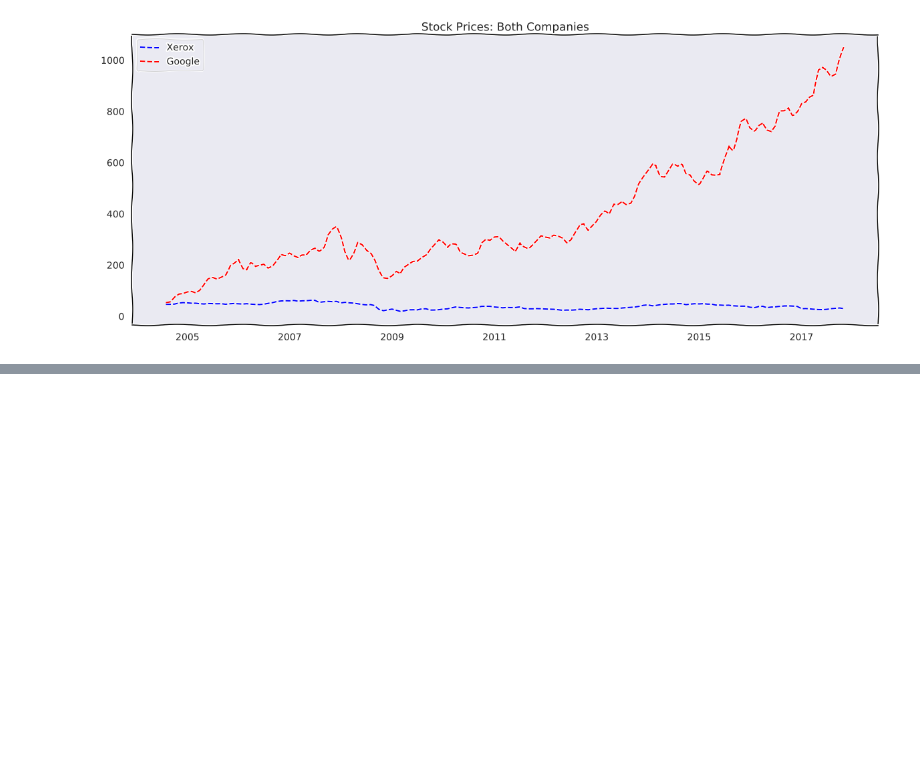
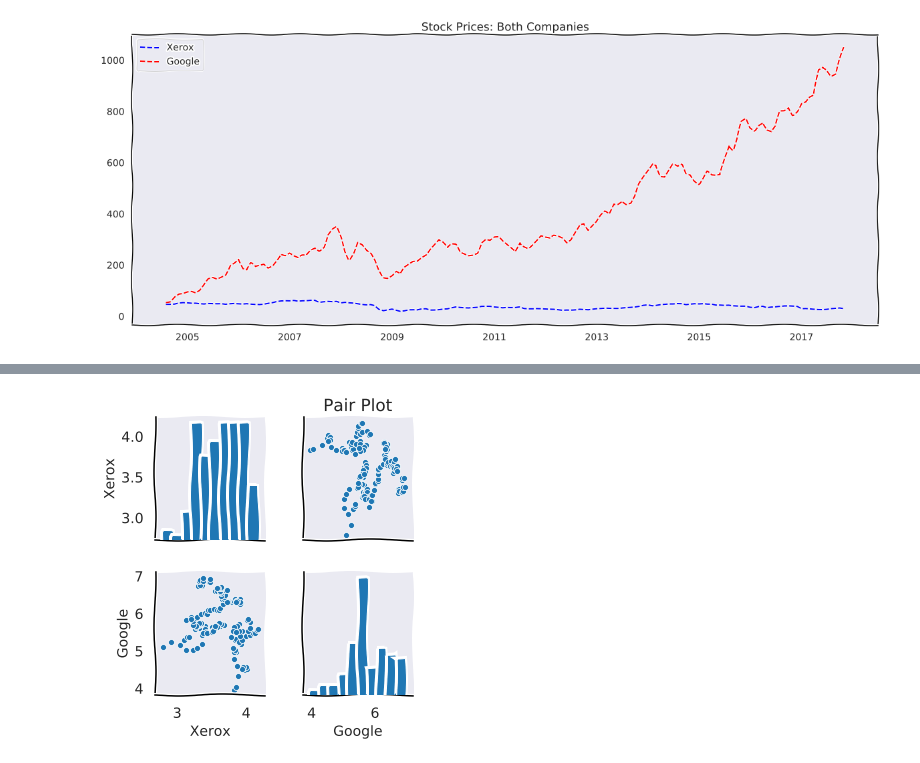
Before and after one commit to Turing-Machines-PESU/stock_market_analysis, a Jupyter notebook: advanced_analysis_xerox.ipynb, the cells around one changed output, grey strips where cells are left out. Drawn from its saved outputs; the diff is of its cells as text; code cells hidden in the pictures; blank space fills up the shorter version.

```diff
--- a/advanced_analysis_xerox.ipynb
+++ b/advanced_analysis_xerox.ipynb
@@ -499,0 +496,7 @@ from fbprophet import Prophet
+# %%
+data_combined_log = np.log(data_combined)
+sns.pairplot(data_combined_log)
+plt.title("Pair Plot")
+plt.show()
+# %% [output]
+[figure, added]
```
Also changed, not shown: parts of 11 cells of this notebook, 1 other file.
